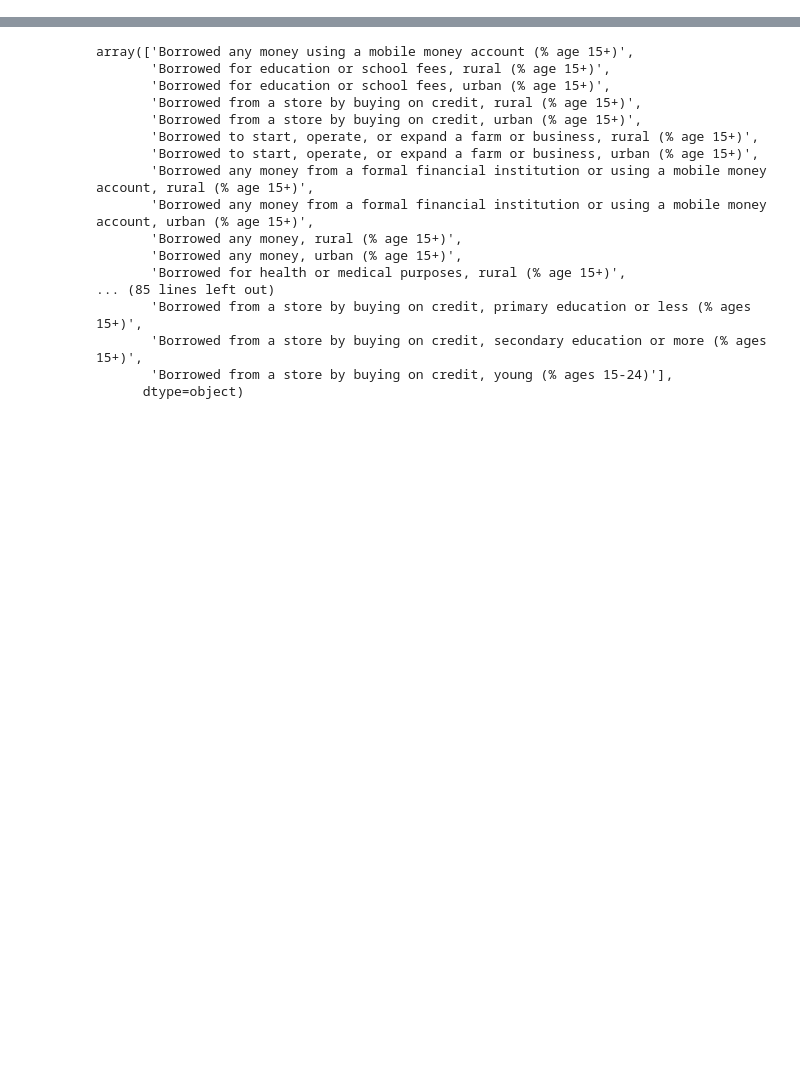
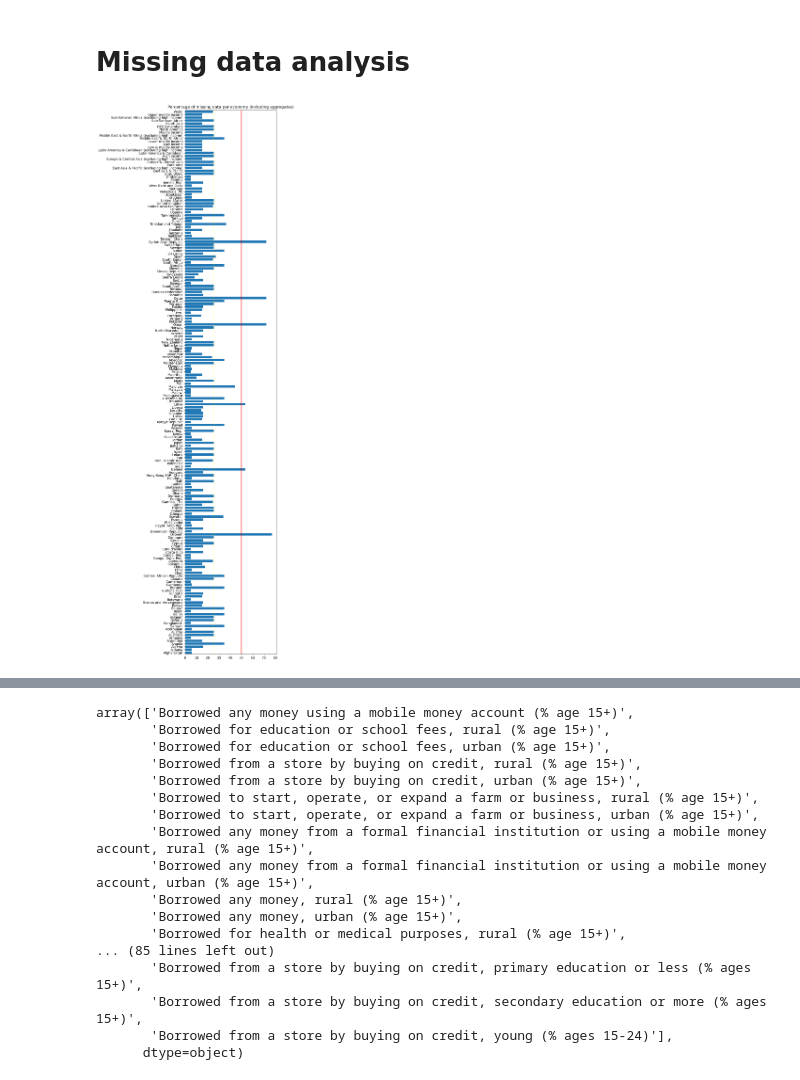
Before and after one commit to reebme/financial-attitudes-clustering, a Jupyter notebook: Notebooks/01_Data_Preparation_borrowing.ipynb, the cells around one changed output, grey strips where cells are left out. Drawn from its saved outputs; the diff is of its cells as text; code cells hidden in the pictures; blank space fills up the shorter version.

Commit message:
Calculate percentage of missing series data per country and visualise ona  bar chart.

```diff
--- a/Notebooks/01_Data_Preparation_borrowing.ipynb
+++ b/Notebooks/01_Data_Preparation_borrowing.ipynb
@@ -14,16 +15,36 @@ borrowed_data.dropna(subset = ['Country Code'], inplace = True)
 # change strings to numeric values, use NaN wherever data not available
 value_columns = [2011, 2014, 2017, 2021, 2022]
 borrowed_data[value_columns] = borrowed_data[value_columns].apply(pd.to_numeric, errors = 'coerce')
+# %% [markdown]
+# Missing data analysis
 # %%
 # the number of series in the data frame
-no_of_series = borrowed_data["Series Code"].unique().shape[0]
+series = borrowed_data["Series Code"].unique()
+no_of_series = series.shape[0]
 # %%
 # codes of the countries in the database
 # some of those are aggregates
-codes = borrowed_data["Country Code"].unique()
+codes = borrowed_data["Country Name"].unique()
+mp = []
 for code in codes:
-    economy_borrowed_data = borrowed_data[borrowed_data["Country Code"] == code]
-    # TODO I want to know for each country:
-    # 1) how many missing series
+    economy_borrowed_data = borrowed_data[borrowed_data["Country Name"] == code]
+    # percentage of missing series per country
+    missing_series_perc = economy_borrowed_data[value_columns].isna().all(axis = 1).sum()/no_of_series * 100
+    mp.append(missing_series_perc)
     # 2) what percentage of series has only one value
     # 3) what percentage of series has two or more values
+    #print(code, ":", np.round(missing_series_perc, 1))
+
+# plot missing value percentage for codes
+y_positions = np.arange(len(codes))
+
+plt.figure(figsize = (5,30))
+plt.ylim(-0.5, len(codes) - 0.5)
+plt.barh(y_positions, np.array(mp))
+plt.yticks(y_positions, codes)
+plt.axvline(x = 50, color = 'red')
+plt.axvline(x = 25, color = 'yellow')
+plt.title("Percentage of missing data per economy (including aggregates)")
+plt.show()
+# %% [output]
+[figure, added]
```
Also changed, not shown: parts of 2 cells of this notebook.
